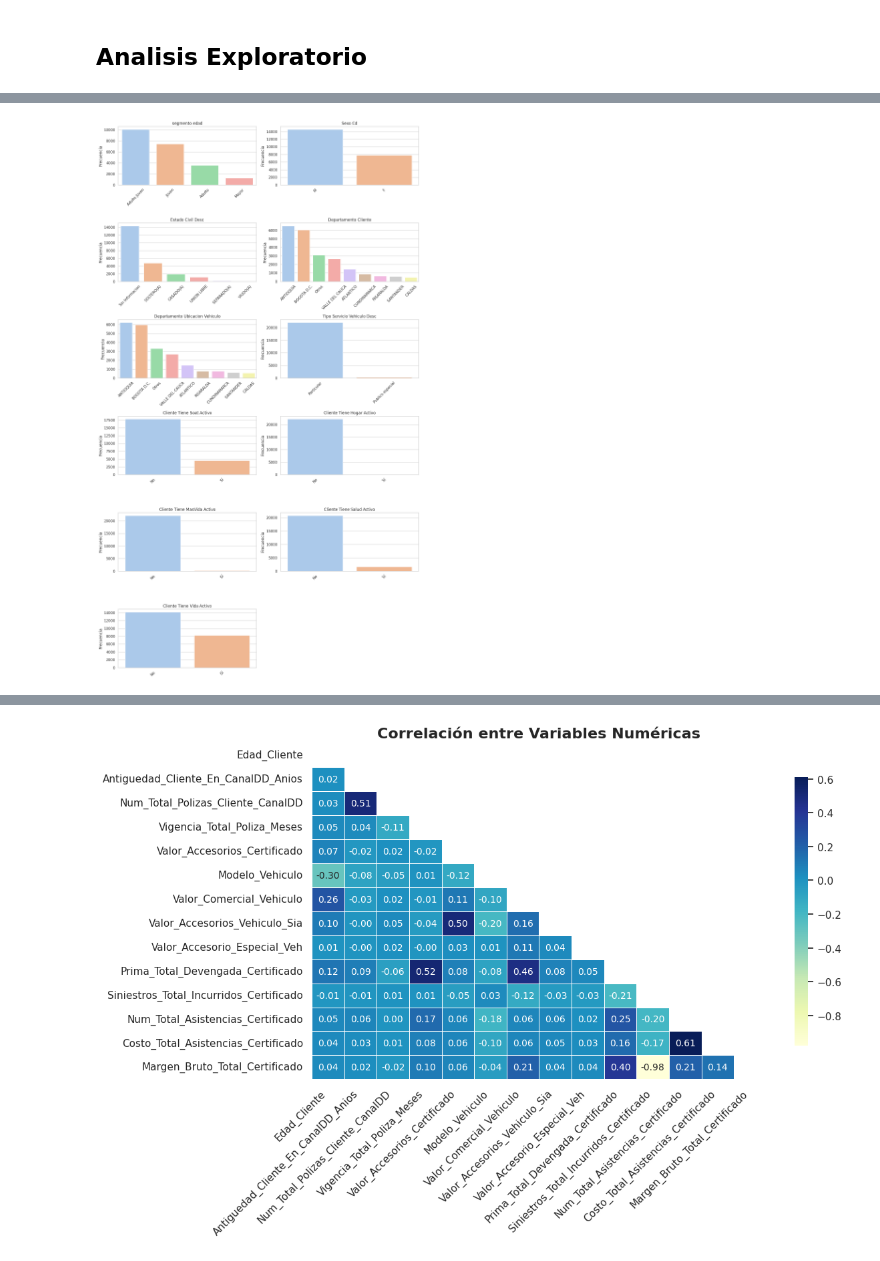
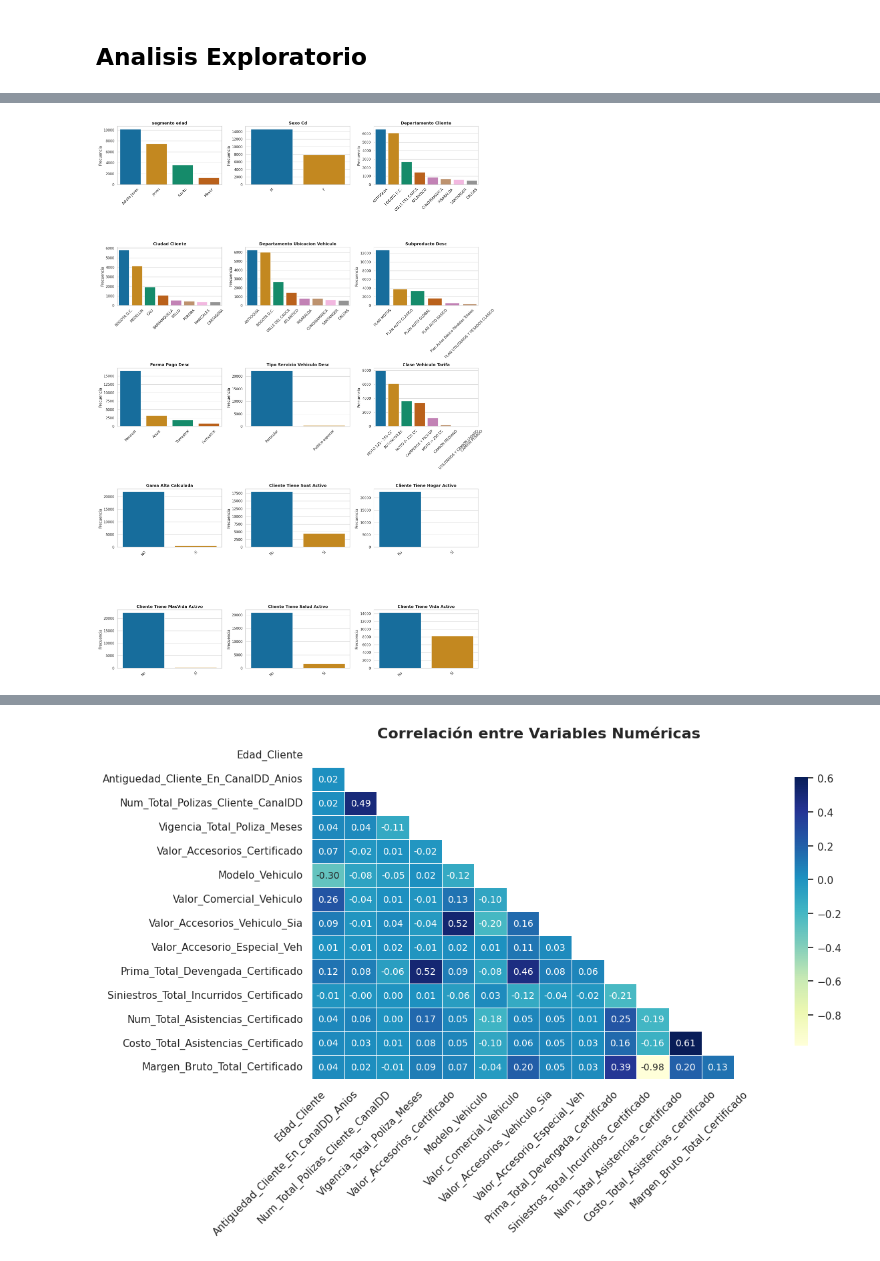
Before and after one commit to Erikearias/trabajoFinalFundamentosProgramacion, a Jupyter notebook: Proyecto_de_Grado.ipynb, the cells around one changed output, grey strips where cells are left out. Cells and saved outputs as stored; diff of their text form; code cells hidden in the pictures.

```diff
--- a/Proyecto_de_Grado.ipynb
+++ b/Proyecto_de_Grado.ipynb
@@ -658,0 +672,7 @@ df = df[df['segmento_edad'] != '?']
+# %%
+# Columnas donde se debe eliminar 'Sin_Información'
+columnas = ["Ciudad_Cliente", "Departamento_Cliente", "Sector_Economico_Cliente"]
+
+# Eliminar filas que contengan 'Sin_Información' (con limpieza de espacios y mayúsculas)
+for col in columnas:
+    df = df[~df[col].astype(str).str.strip().str.lower().eq("sin_información")]
@@ -659,3 +692,10 @@ df = df[df['segmento_edad'] != '?']
+# %%
+columnas = ["Valor_Accesorios_Vehiculo_Sia", "Valor_Accesorio_Especial_Veh"]
+
+# Reemplazar "?" por 0 y asegurar tipo numérico
+for col in columnas:
+    df[col] = df[col].replace("?", 0)
+    df[col] = pd.to_numeric(df[col], errors='coerce').fillna(0)
 # %%
 #Se eliminan planes que no aplicarán al análisis del dataset y que represetan menos del 1% del total de registros.
 
@@ -707,7 +747,3 @@ df.head()
-# %%
-#Borrando columnas que no se emplearán
-df.drop(['Asegurado_Id_Anonymized','Poliza_Certificado_Id_Anonymized','Numero_Poliza_Anonymized','Placa_Vehiculo_Anonymized',
-         'Nombre_Agente_Anonymized'], axis=1, inplace=True, errors='ignore')
 # %%
 df.shape
 # %% [output]
@@ -737,57 +773,61 @@ df[catCols].head(2)
 # %%
-# Estilo gráfico general
-sns.set_theme(style="whitegrid", palette="Set2")
+sns.set_theme(style="whitegrid", palette="colorblind")
 
 # Variables categóricas relevantes
 vars_relevantes = [
     'segmento_edad',
     'Sexo_Cd',
-    'Estado_Civil_Desc',
     'Departamento_Cliente',
+    'Ciudad_Cliente',
     'Departamento_Ubicacion_Vehiculo',
+    'Subproducto_Desc',
+    'Forma_Pago_Desc',
     'Tipo_Servicio_Vehiculo_Desc',
+    'Clase_Vehiculo_Tarifa',
+    'Gama_Alta_Calculada',
     'Cliente_Tiene_Soat_Activo',
     'Cliente_Tiene_Hogar_Activo',
     'Cliente_Tiene_MasVida_Activo',
     'Cliente_Tiene_Salud_Activo',
     'Cliente_Tiene_Vida_Activo'
 ]
 
-# Verifica que todas existan en el DataFrame
+# Filtrar columnas que realmente existan
 vars_relevantes = [col for col in vars_relevantes if col in df.columns]
 
-# Parámetros de visualización
-max_categorias = 8  # máximo de categorías visibles antes de agrupar en 'Otros'
-n_cols = 2
-n_rows = (len(vars_relevantes) + 1) // n_cols
+# Layout dinámico
+n_vars = len(vars_relevantes)
+n_cols = 3
+n_rows = math.ceil(n_vars / n_cols)
 
 # Crear subplots
-fig, axes = plt.subplots(nrows=n_rows, ncols=n_cols, figsize=(14, 4 * n_rows))
+fig, axes = plt.subplots(nrows=n_rows, ncols=n_cols, figsize=(18, 5 * n_rows))
 axes = axes.flatten()
 
 # Graficar cada variable categórica
 for i, col in enumerate(vars_relevantes):
     ax = axes[i]
+    data = df[col].dropna()
 
-    # Agrupar si hay muchas categorías
-    top_values = df[col].value_counts().nlargest(max_categorias)
-    df_temp = df[col].apply(lambda x: x if x in top_values.index else 'Otros')
-
-    # Orden para gráfico
-    order = df_temp.value_counts().index
+    # Obtener las 8 categorías más comunes
+    top_categorias = data.value_counts().nlargest(8)
 
     # Crear gráfico
-    sns.countplot(x=df_temp, order=order, ax=ax, palette="pastel")
-    ax.set_title(col.replace('_', ' '), fontsize=12)
+    sns.countplot(x=pd.Categorical(data, categories=top_categorias.index),
+                  order=top_categorias.index,
+                  ax=ax, palette="colorblind")
+
+    # Título y estilo
+    ax.set_title(col.replace('_', ' '), fontsize=13, fontweight='bold')
     ax.set_xlabel("")
     ax.set_ylabel("Frecuencia")
     ax.tick_params(axis='x', rotation=45)
 
-# Ocultar ejes vacíos si hay menos gráficas
+# Ocultar subplots vacíos
 for j in range(i + 1, len(axes)):
     axes[j].axis('off')
 
 plt.tight_layout()
 plt.show()
 # %% [output]
-[figure, old version]
+[figure, new version]
```
Also changed, not shown: parts of 20 cells of this notebook.
